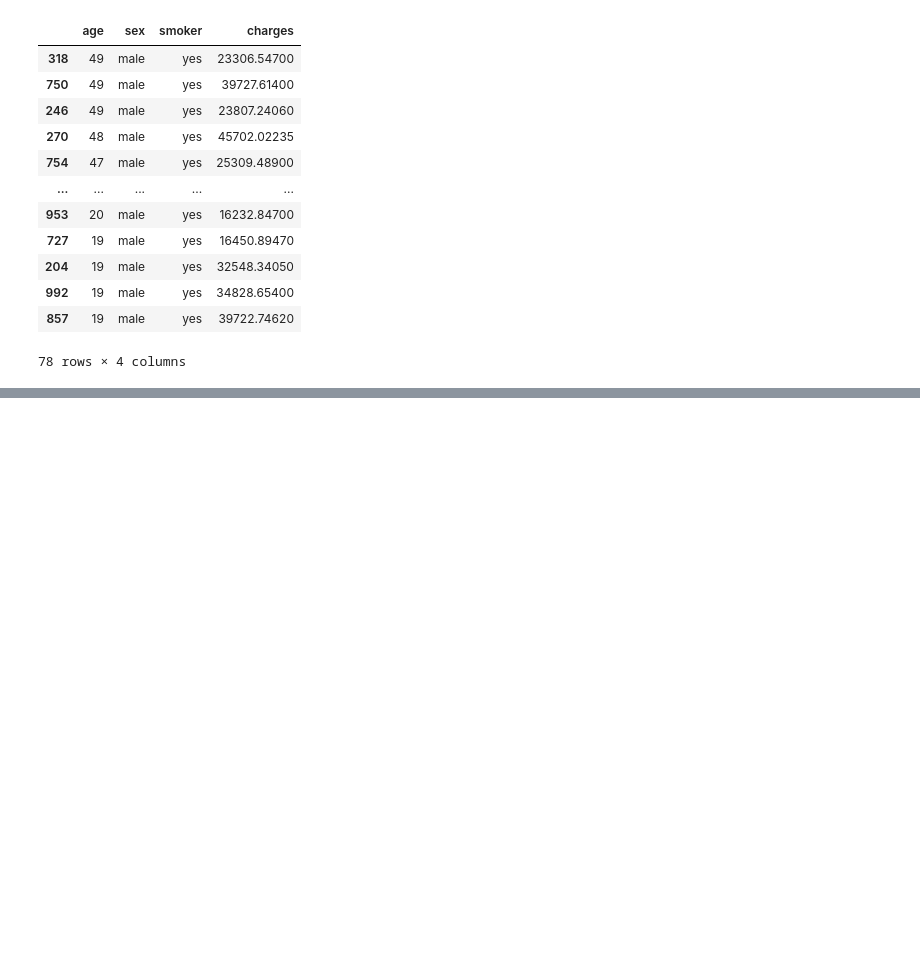
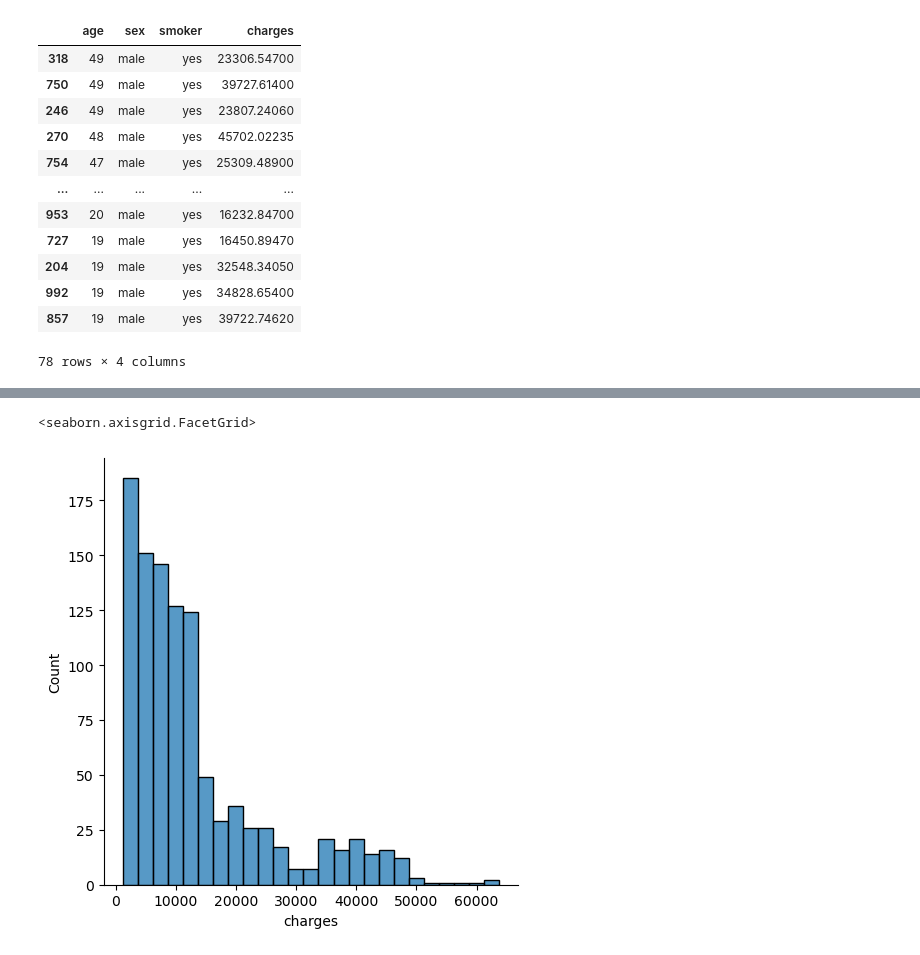
Before and after one commit to ubco-W2022T1-cosc301/project-group30, a Jupyter notebook: notebooks/analysis1.ipynb, the cells around one changed output, grey strips where cells are left out. Cells and saved outputs as stored; diff of their text form; code cells hidden in the pictures; blank space fills up the shorter version.

```diff
--- a/notebooks/analysis1.ipynb
+++ b/notebooks/analysis1.ipynb
@@ -70,0 +90,5 @@ Over18_Final
+# %%
+sns.displot(data['charges'], kde=False, bins=25)
+# %% [output]
+<seaborn.axisgrid.FacetGrid>
+[figure, added]
```
Also changed, not shown: parts of 23 cells of this notebook, 4 other files.
